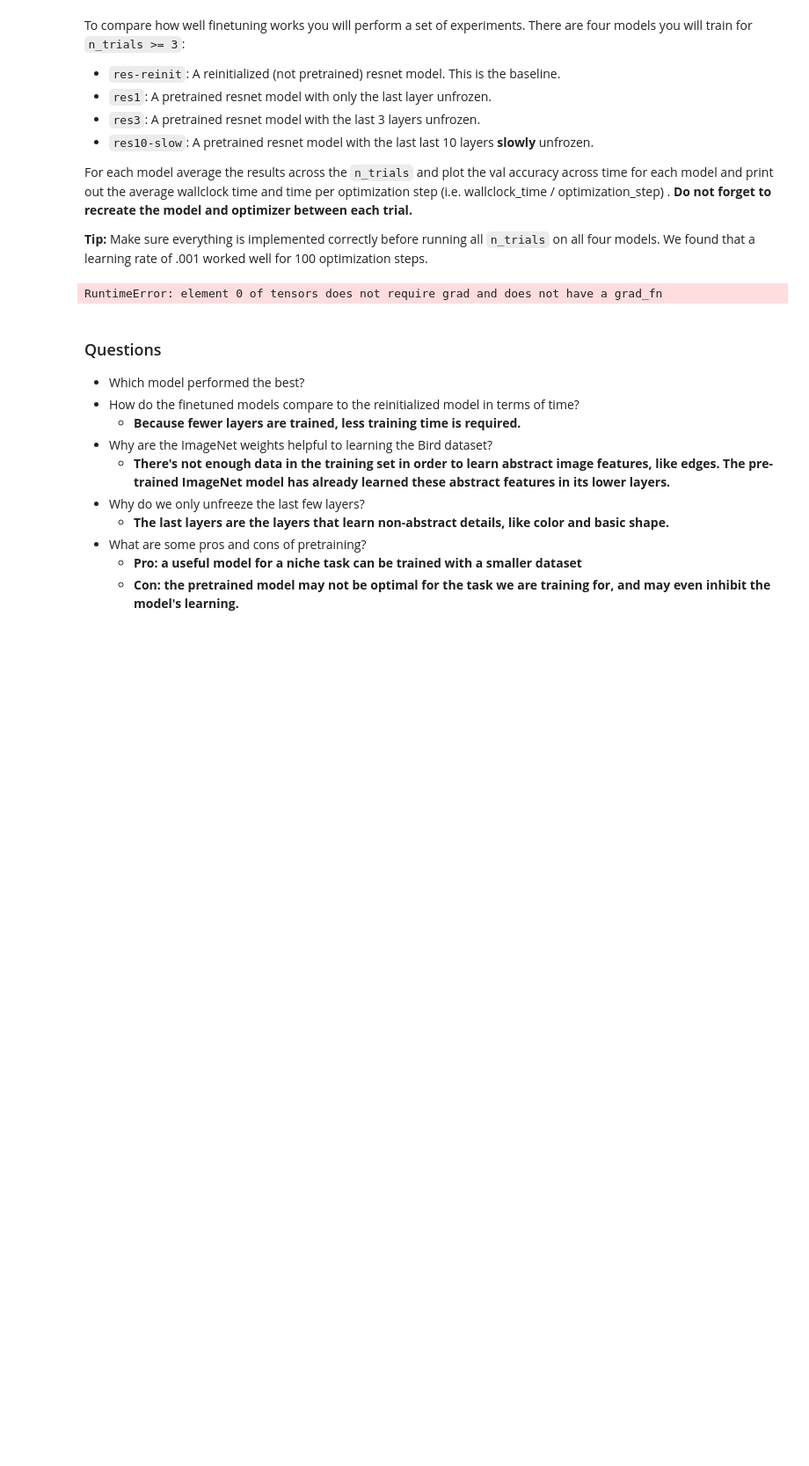
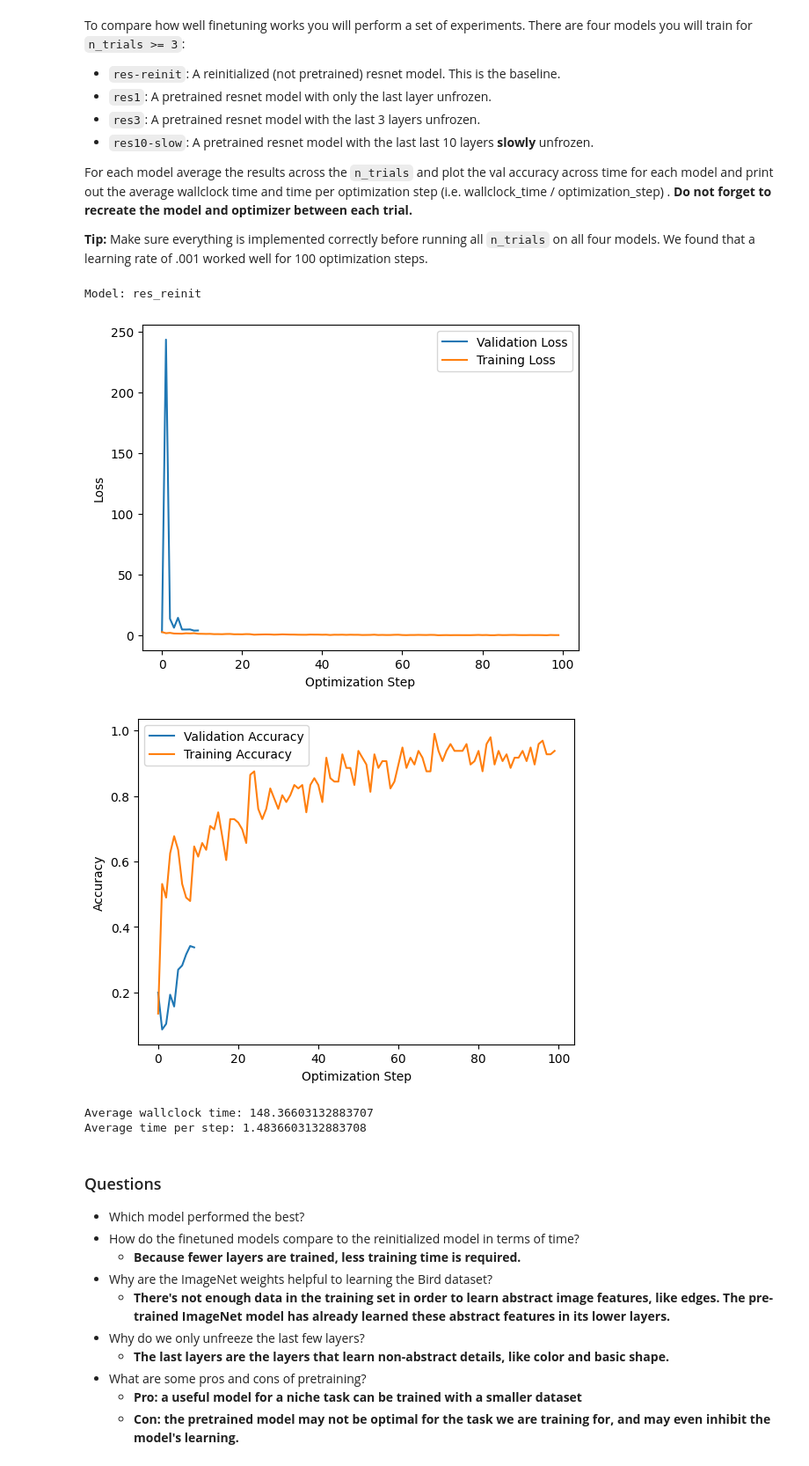
Before and after one commit to nriceusa/byu-cs474, a Jupyter notebook: lab9_transfer_learning.ipynb, the cells around one changed output. Shown at 88% size. Cells and saved outputs as stored; diff of their text form; code cells hidden in the pictures; blank space fills up the shorter version.

Commit message:
In progress of testing code. Looks like plots aren't printing correctly.

```diff
--- a/lab9_transfer_learning.ipynb
+++ b/lab9_transfer_learning.ipynb
@@ -239,6 +239,9 @@ class BirdNet(nn.Module):
             param.requires_grad = False
 
     def unfreeze(self, n_layers):
+        if n_layers < 0: # Unfreeze all the layers
+            n_layers = len(self.parameters)
+
         for i in range(n_layers):
             self.parameters[-i - 1].requires_grad = True
 
@@ -337,12 +340,13 @@ unfreeze_interval = 10
 
 for model_name in training_models:
     n_classes = len(train_dataset.dataset_folder.classes)
-    pretrained_weights = None
+    pretrained_weights = models.ResNet152_Weights.IMAGENET1K_V1
     n_unfreeze_layers = 0
     slowly_unfreeze = False
 
-    if not model_name == "res_reinit":
-        pretrained_weights = models.ResNet152_Weights.IMAGENET1K_V1
+    if model_name == "res_reinit":
+        n_unfreeze_layers = -1
+        pretrained_weights = None
     elif model_name == "res1":
         n_unfreeze_layers = 1
     elif model_name == "res3":
@@ -359,8 +363,8 @@ for model_name in training_models:
 
     for _ in range(n_trials):
         model = BirdNet(n_classes, pretrained_weights)
+        model.to(device)
         model.unfreeze(n_unfreeze_layers)
-        model.to(device)
 
         optimizer = torch.optim.Adam(model.parameters, lr=0.001)
 
@@ -375,34 +379,38 @@ for model_name in training_models:
         wallclock_times.append(wallclock_time)
 
     print(f"Model: {model_name}")
 
     average_losses = [sum(loss_list) / len(loss_list) for loss_list in zip(*losses)]
     average_val_losses = [sum(loss_list) / len(loss_list) for loss_list in zip(*validation_losses)]
 
     plt.plot(average_val_losses, label="Validation Loss")
     plt.plot(average_losses, label="Training Loss")
     plt.xlabel("Optimization Step")
     plt.ylabel("Loss")
     plt.legend()
     plt.show()
 
     average_accuracies = [sum(acc_list) / len(acc_list) for acc_list in zip(*accuracies)]
     average_val_accuracies = [sum(acc_list) / len(acc_list) for acc_list in zip(*validation_accuracies)]
 
     plt.plot(average_val_accuracies, label="Validation Accuracy")
     plt.plot(average_accuracies, label="Training Accuracy")
     plt.xlabel("Optimization Step")
     plt.ylabel("Accuracy")
     plt.legend()
     plt.show()
 
     average_wallclock_time = sum(wallclock_times) / len(wallclock_times)
     average_time_per_step = average_wallclock_time / n_optimization_steps
 
     print(f"Average wallclock time: {average_wallclock_time}")
     print(f"Average time per step: {average_time_per_step}")
 # %% [output]
-RuntimeError: element 0 of tensors does not require grad and does not have a grad_fn
+Model: res_reinit
+[figure, added]
+[figure, added]
+Average wallclock time: 148.36603132883707
+Average time per step: 1.4836603132883708
 # %% [markdown]
 ### Questions
 - Which model performed the best?
```
